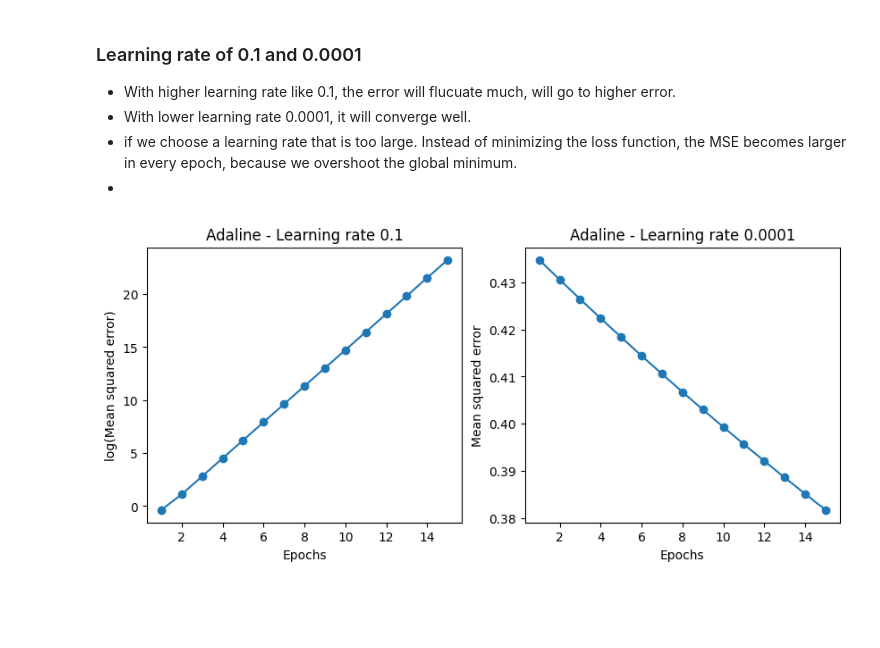
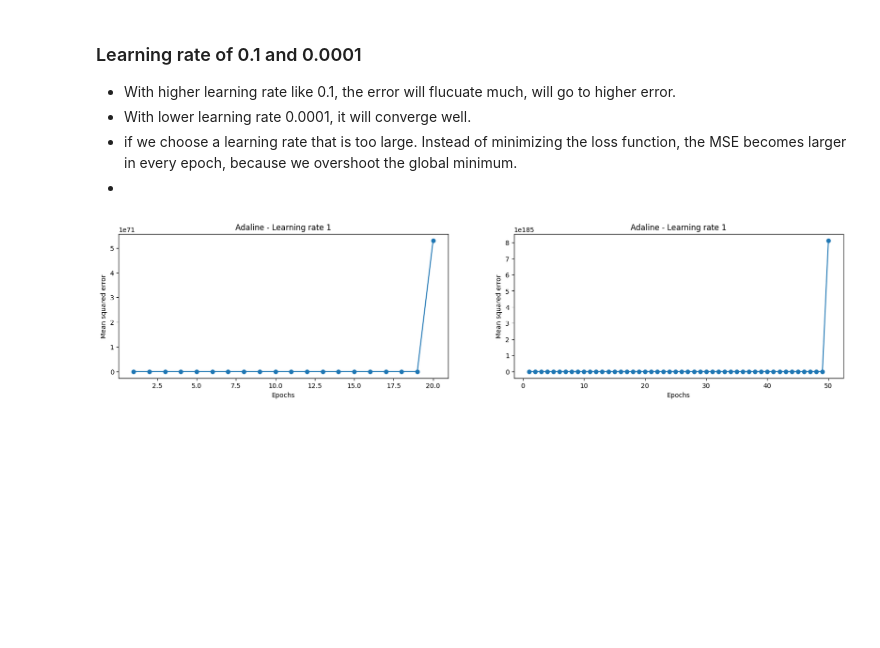
Before and after one commit to arbarikcp/machine-learning-book, a Jupyter notebook: ch02/ch02.ipynb, the cells around one changed output. Cells and saved outputs as stored; diff of their text form; code cells hidden in the pictures; blank space fills up the shorter version.

```diff
--- a/ch02/ch02.ipynb
+++ b/ch02/ch02.ipynb
@@ -450,24 +533,28 @@ class AdalineGD:
 - if we choose a learning rate that is too large. Instead of minimizing the loss function, the MSE becomes larger in every epoch, because we overshoot the global minimum.
 -
 # %%
-fig, ax = plt.subplots(nrows=1, ncols=2, figsize=(10, 4))
+fig, ax = plt.subplots(nrows=1, ncols=2, figsize=(20, 4))
 
-ada1 = AdalineGD(n_iter=15, eta=0.1).fit(X, y)
-ax[0].plot(range(1, len(ada1.losses_) + 1), np.log10(ada1.losses_), marker='o')
+ada1 = AdalineGD(n_iter=20, eta=1).fit(X, y)
+#ax[0].plot(range(1, len(ada1.losses_) + 1), np.log10(ada1.losses_)  , marker='o')
+ax[0].plot(range(1, len(ada1.losses_) + 1), ada1.losses_, marker='o')
+
 ax[0].set_xlabel('Epochs')
-ax[0].set_ylabel('log(Mean squared error)')
-ax[0].set_title('Adaline - Learning rate 0.1')
+ax[0].set_ylabel('Mean squared error')
+ax[0].set_title('Adaline - Learning rate 1')
 
-ada2 = AdalineGD(n_iter=15, eta=0.0001).fit(X, y)
+ada2 = AdalineGD(n_iter=50, eta=1).fit(X, y)
+#ax[1].plot(range(1, len(ada2.losses_) + 1), np.log10(ada2.losses_), marker='o')
 ax[1].plot(range(1, len(ada2.losses_) + 1), ada2.losses_, marker='o')
+
 ax[1].set_xlabel('Epochs')
 ax[1].set_ylabel('Mean squared error')
-ax[1].set_title('Adaline - Learning rate 0.0001')
+ax[1].set_title('Adaline - Learning rate 1')
 
 # plt.savefig('images/02_11.png', dpi=300)
 plt.show()
 # %% [output]
-[figure, old version]
+[figure, new version]
 # %% [markdown]
 <br>
 <br>
```
Also changed, not shown: parts of 15 cells of this notebook, 17 other files.
